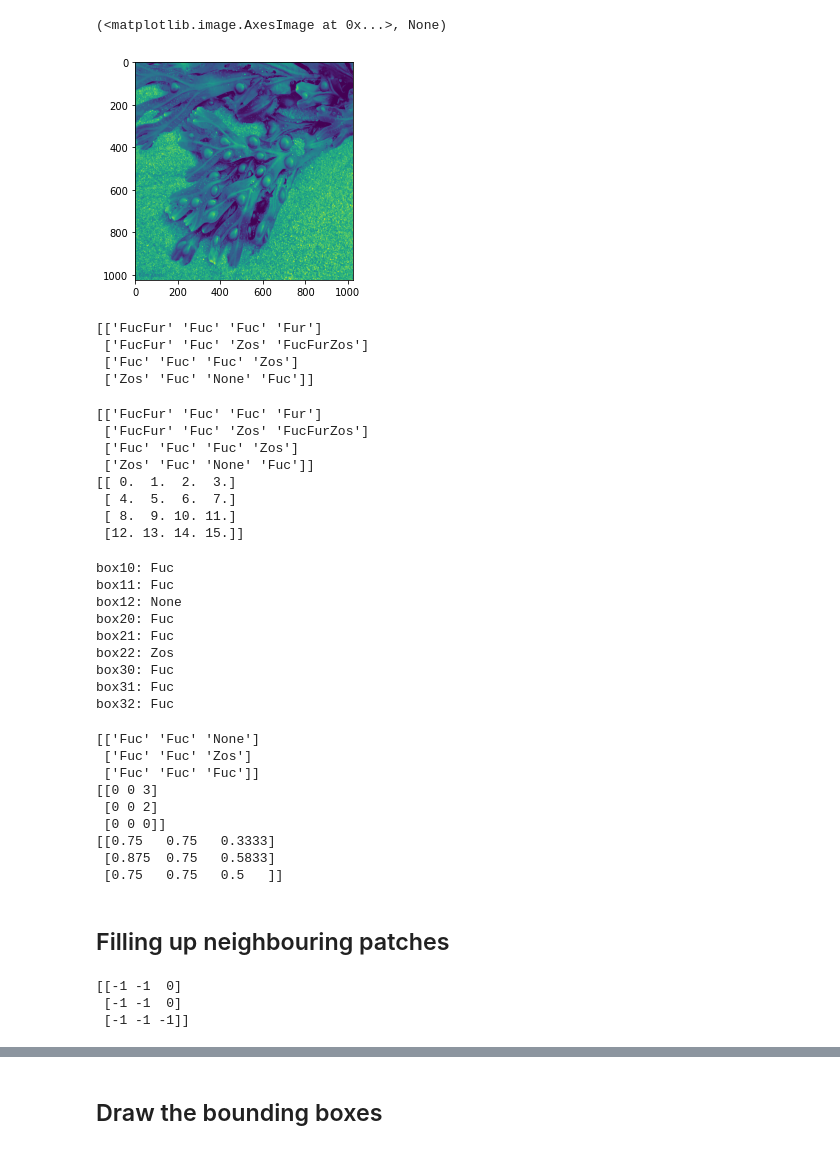
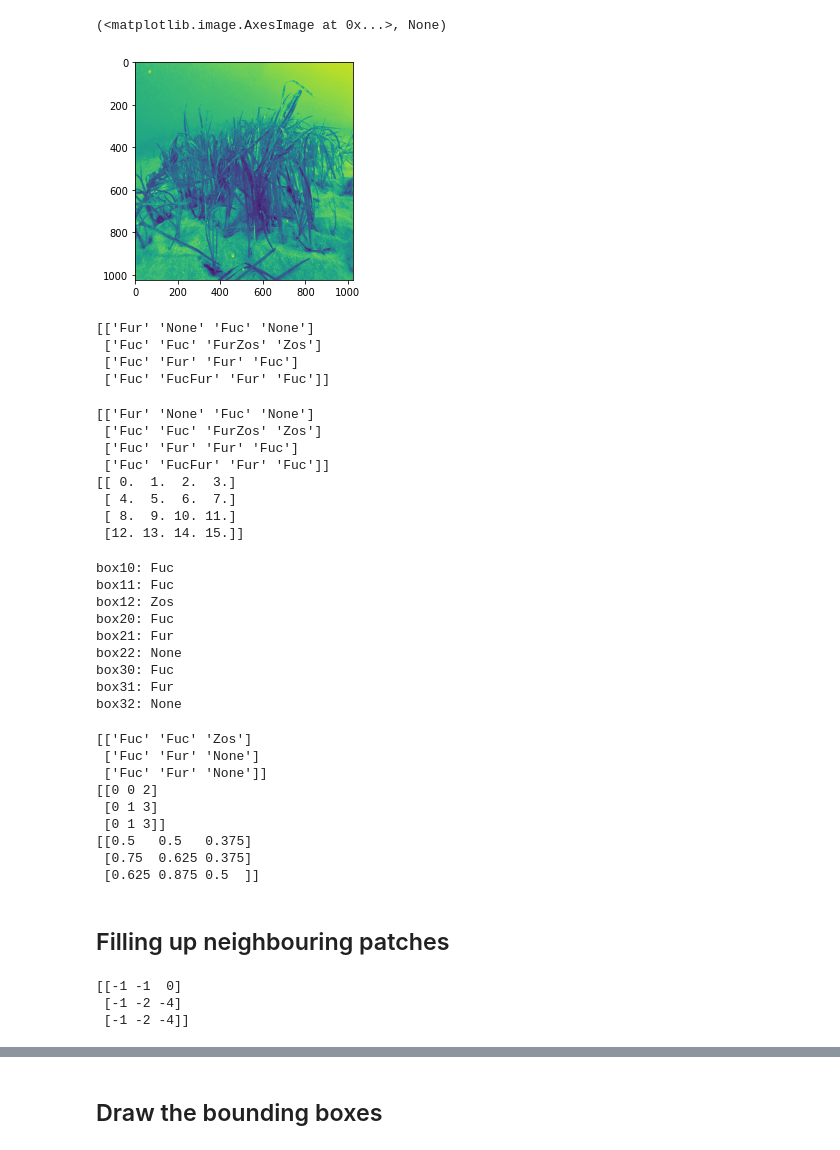
Before and after one commit to JavierGalindos/CV-BalticSea-FeatureDescriptors-Detectron2, a Jupyter notebook: orb_playground.ipynb, the cells around one changed output, grey strips where cells are left out. Cells and saved outputs as stored; diff of their text form; code cells hidden in the pictures.

```diff
--- a/orb_playground.ipynb
+++ b/orb_playground.ipynb
@@ -46,9 +46,9 @@ import os
 
 #query_img_bw = cv2.imread('Etalons/Fucus/etalon_fucus_5.png',0)
 #train_img_bw = cv2.imread('Processed images/Fucus/Fucus_24.jpg',0)
-#train_img_bw = cv2.imread('Processed images/Zostera marina/zostera_marina_26.jpg',0)
+train_img_bw = cv2.imread('Processed images/Zostera marina/zostera_marina_26.jpg',0)
 #train_img_bw = cv2.imread('Processed images/Furcellaria lumbricalis/furcellaria_lumbricalis_2.jpg',0)
-train_img_bw = cv2.imread('Processed images/Fucus/Fucus_7.jpg',0)
+#train_img_bw = cv2.imread('Processed images/Fucus/Fucus_7.jpg',0)
 
 plt.imshow(train_img_bw),plt.show()
 #print(train_img_bw.shape)
@@ -115,38 +115,38 @@ for x_coord in range(0, train_img_bw.shape[0], step):
 
                 # draw the matches to the final image
                 # containing both the images the drawMatches()
                 # function takes both images and keypoints
                 # and outputs the matched query image with
                 # its train image
                 # final_img = cv2.drawMatchesKnn(query_img_bw, queryKeypoints,
                 # img_patch, trainKeypoints, matches[:50],None)
                 good = [[m] for m, n in matches if m.distance < lowe_ratio*n.distance]
                 # img3 = cv2.drawMatchesKnn(query_img_bw,queryKeypoints,img_patch,trainKeypoints,good, None, flags=2)
                 max_goodies += len(good)
 
             class_for_patch.append(max_goodies)
         #print((class_for_patch))
         if np.max(class_for_patch) > good_match_thresh:
             #deal with multiple maxima at one point
             m = [i for i,j in enumerate(class_for_patch) if j==np.max(class_for_patch)]
 
             pred_patch_class = ''
             for i in m:
                 pred_patch_class += classes[i]
 
         else:
             pred_patch_class = 'None'
 
         #print(pred_patch_class)
         grid_class[int(begin_x/step),int(begin_y/step)] = pred_patch_class
 
 print(grid_class)
 # %% [output]
-[figure, old version]
+[figure, new version]
-[['FucFur' 'Fuc' 'Fuc' 'Fur']
- ['FucFur' 'Fuc' 'Zos' 'FucFurZos']
- ['Fuc' 'Fuc' 'Fuc' 'Zos']
- ['Zos' 'Fuc' 'None' 'Fuc']]
+[['Fur' 'None' 'Fuc' 'None']
+ ['Fuc' 'Fuc' 'FurZos' 'Zos']
+ ['Fuc' 'Fur' 'Fur' 'Fuc']
+ ['Fuc' 'FucFur' 'Fur' 'Fuc']]
 # %%
 print(grid_class)
 
@@ -163,10 +163,10 @@ for i in range(grid_per_side):
         nr +=1
 print(numerical_grid)
 # %% [output]
-[['FucFur' 'Fuc' 'Fuc' 'Fur']
- ['FucFur' 'Fuc' 'Zos' 'FucFurZos']
- ['Fuc' 'Fuc' 'Fuc' 'Zos']
- ['Zos' 'Fuc' 'None' 'Fuc']]
+[['Fur' 'None' 'Fuc' 'None']
+ ['Fuc' 'Fuc' 'FurZos' 'Zos']
+ ['Fuc' 'Fur' 'Fur' 'Fuc']
+ ['Fuc' 'FucFur' 'Fur' 'Fuc']]
 [[ 0.  1.  2.  3.]
  [ 4.  5.  6.  7.]
  [ 8.  9. 10. 11.]
@@ -240,13 +240,13 @@ for box in all_windows:
 # %% [output]
 box10: Fuc
 box11: Fuc
-box12: None
+box12: Zos
 box20: Fuc
-box21: Fuc
-box22: Zos
+box21: Fur
+box22: None
 box30: Fuc
-box31: Fuc
-box32: Fuc
+box31: Fur
+box32: None
 # %%
 best_class = best_class.reshape((3,3))
 best_class_num = best_class_num.reshape((3,3))
@@ -255,15 +255,15 @@ print(best_class)
 print(best_class_num)
 print(best_class_conf)
 # %% [output]
-[['Fuc' 'Fuc' 'None']
- ['Fuc' 'Fuc' 'Zos']
- ['Fuc' 'Fuc' 'Fuc']]
-[[0 0 3]
- [0 0 2]
- [0 0 0]]
-[[0.75   0.75   0.3333]
- [0.875  0.75   0.5833]
- [0.75   0.75   0.5   ]]
+[['Fuc' 'Fuc' 'Zos']
+ ['Fuc' 'Fur' 'None']
+ ['Fuc' 'Fur' 'None']]
+[[0 0 2]
+ [0 1 3]
+ [0 1 3]]
+[[0.5   0.5   0.375]
+ [0.75  0.625 0.375]
+ [0.625 0.875 0.5  ]]
 # %% [markdown]
 ## Filling up neighbouring patches
 # %%
@@ -297,5 +297,5 @@ for index in all_indeces:
 print(coordinates)
 # %% [output]
 [[-1 -1  0]
- [-1 -1  0]
- [-1 -1 -1]]
+ [-1 -2 -4]
+ [-1 -2 -4]]
```
Also changed, not shown: parts of 1 cell of this notebook.
